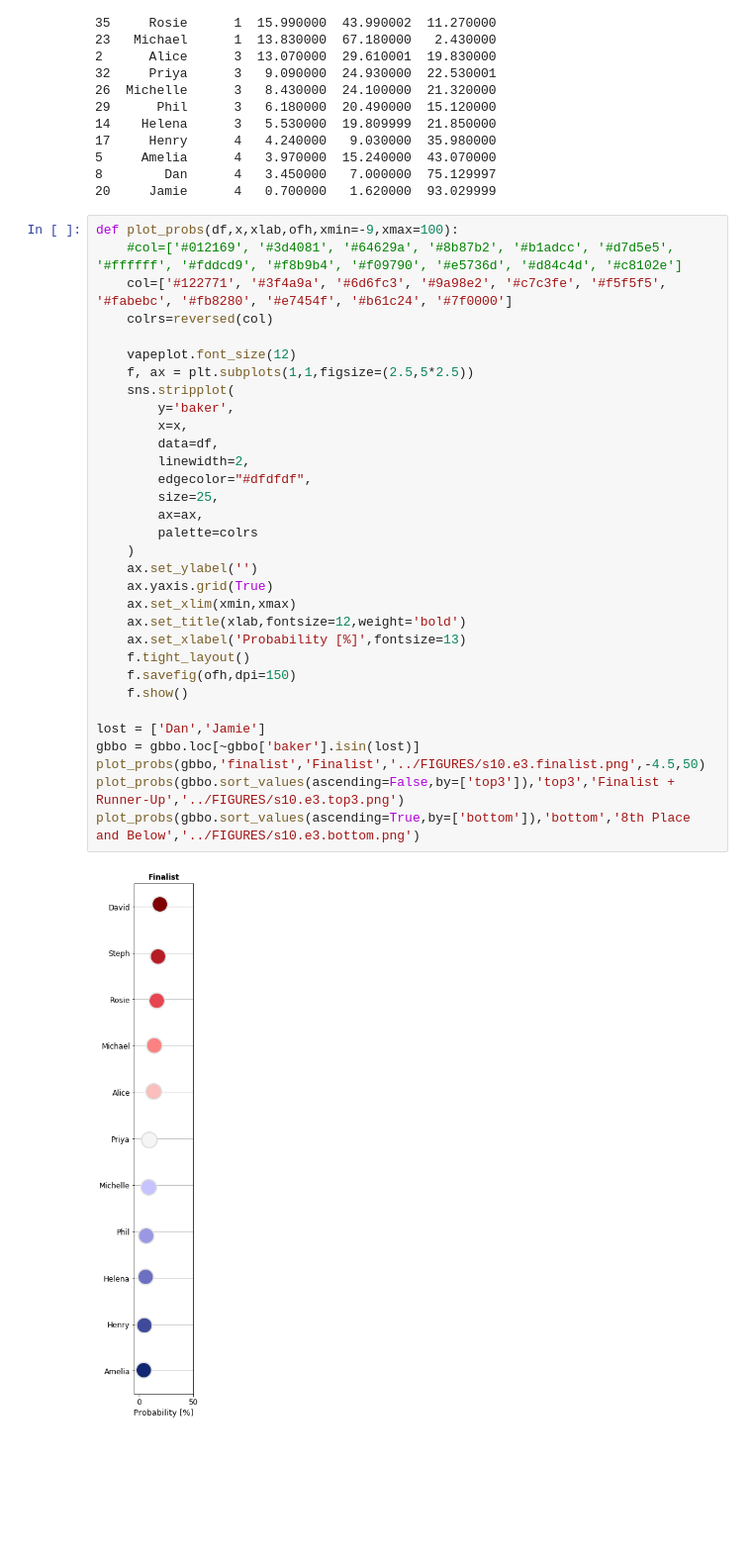
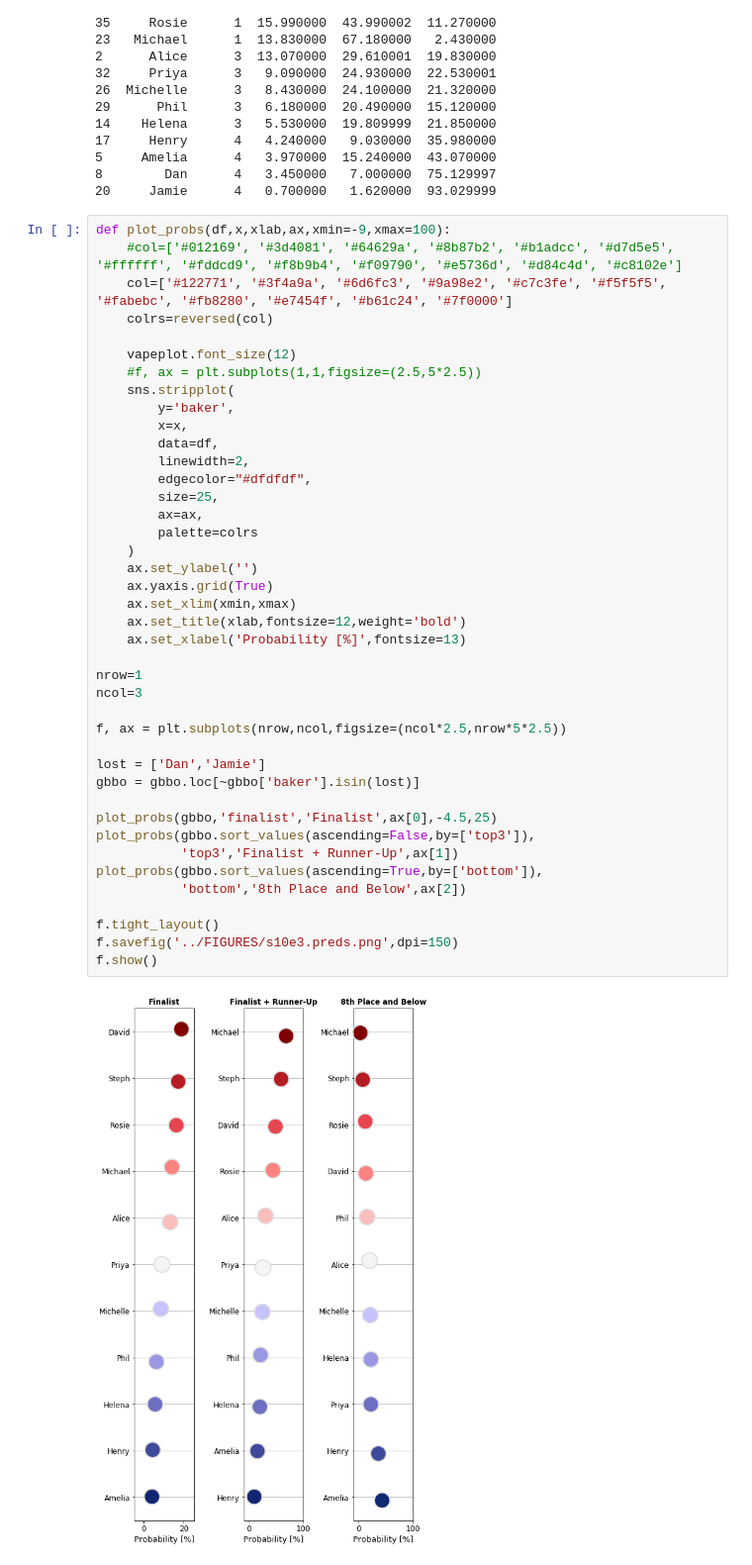
Before and after one commit to dantaki/DeepBake, a Jupyter notebook: NOTEBOOKS/gbbo.s10e3.prediction.20190914.ipynb, the cells around one changed output. Shown at 99% size. Cells and saved outputs as stored; diff of their text form; blank space fills up the shorter version.

```diff
--- a/NOTEBOOKS/gbbo.s10e3.prediction.20190914.ipynb
+++ b/NOTEBOOKS/gbbo.s10e3.prediction.20190914.ipynb
@@ -195,36 +195,45 @@ print(gbbo)
 8        Dan      4   3.450000   7.000000  75.129997
 20     Jamie      4   0.700000   1.620000  93.029999
 # %%
-def plot_probs(df,x,xlab,ofh,xmin=-9,xmax=100):
+def plot_probs(df,x,xlab,ax,xmin=-9,xmax=100):
     #col=['#012169', '#3d4081', '#64629a', '#8b87b2', '#b1adcc', '#d7d5e5', '#ffffff', '#fddcd9', '#f8b9b4', '#f09790', '#e5736d', '#d84c4d', '#c8102e']
     col=['#122771', '#3f4a9a', '#6d6fc3', '#9a98e2', '#c7c3fe', '#f5f5f5', '#fabebc', '#fb8280', '#e7454f', '#b61c24', '#7f0000']
     colrs=reversed(col)
 
     vapeplot.font_size(12)
-    f, ax = plt.subplots(1,1,figsize=(2.5,5*2.5))
+    #f, ax = plt.subplots(1,1,figsize=(2.5,5*2.5))
     sns.stripplot(
         y='baker',
         x=x,
         data=df,
         linewidth=2,
         edgecolor="#dfdfdf",
         size=25,
         ax=ax,
         palette=colrs
     )
     ax.set_ylabel('')
     ax.yaxis.grid(True)
     ax.set_xlim(xmin,xmax)
     ax.set_title(xlab,fontsize=12,weight='bold')
     ax.set_xlabel('Probability [%]',fontsize=13)
-    f.tight_layout()
-    f.savefig(ofh,dpi=150)
-    f.show()
+
+nrow=1
+ncol=3
+
+f, ax = plt.subplots(nrow,ncol,figsize=(ncol*2.5,nrow*5*2.5))
 
 lost = ['Dan','Jamie']
 gbbo = gbbo.loc[~gbbo['baker'].isin(lost)]
-plot_probs(gbbo,'finalist','Finalist','../FIGURES/s10.e3.finalist.png',-4.5,50)
-plot_probs(gbbo.sort_values(ascending=False,by=['top3']),'top3','Finalist + Runner-Up','../FIGURES/s10.e3.top3.png')
-plot_probs(gbbo.sort_values(ascending=True,by=['bottom']),'bottom','8th Place and Below','../FIGURES/s10.e3.bottom.png')
+
+plot_probs(gbbo,'finalist','Finalist',ax[0],-4.5,25)
+plot_probs(gbbo.sort_values(ascending=False,by=['top3']),
+           'top3','Finalist + Runner-Up',ax[1])
+plot_probs(gbbo.sort_values(ascending=True,by=['bottom']),
+           'bottom','8th Place and Below',ax[2])
+
+f.tight_layout()
+f.savefig('../FIGURES/s10e3.preds.png',dpi=150)
+f.show()
 # %% [output]
-[figure, old version]
+[figure, new version]
```
Also changed, not shown: parts of 5 cells of this notebook, 1 other file.
